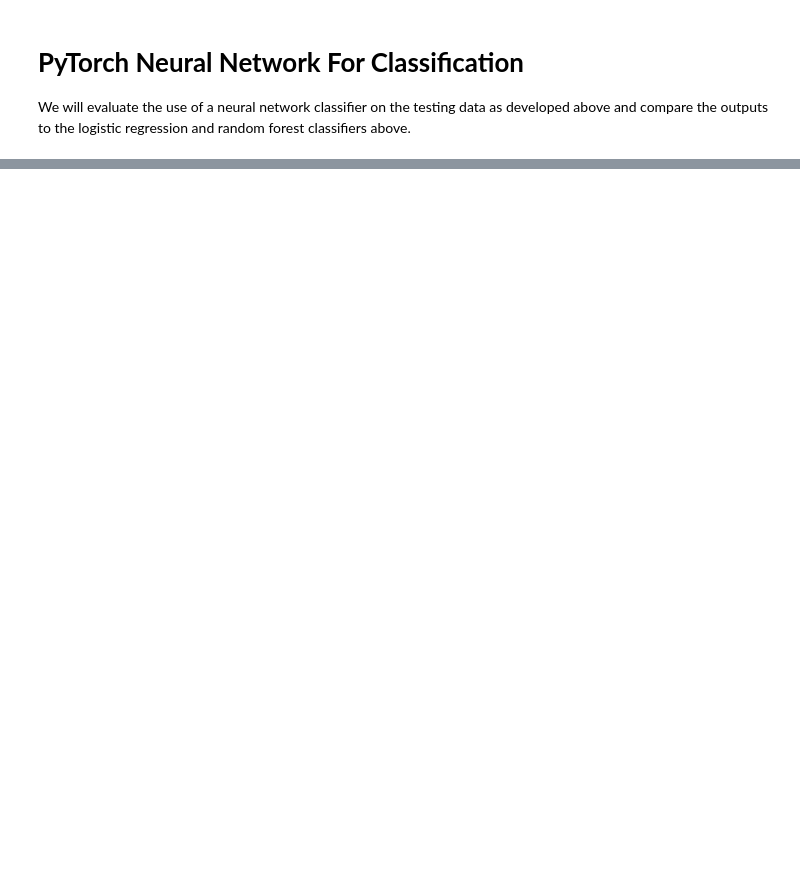
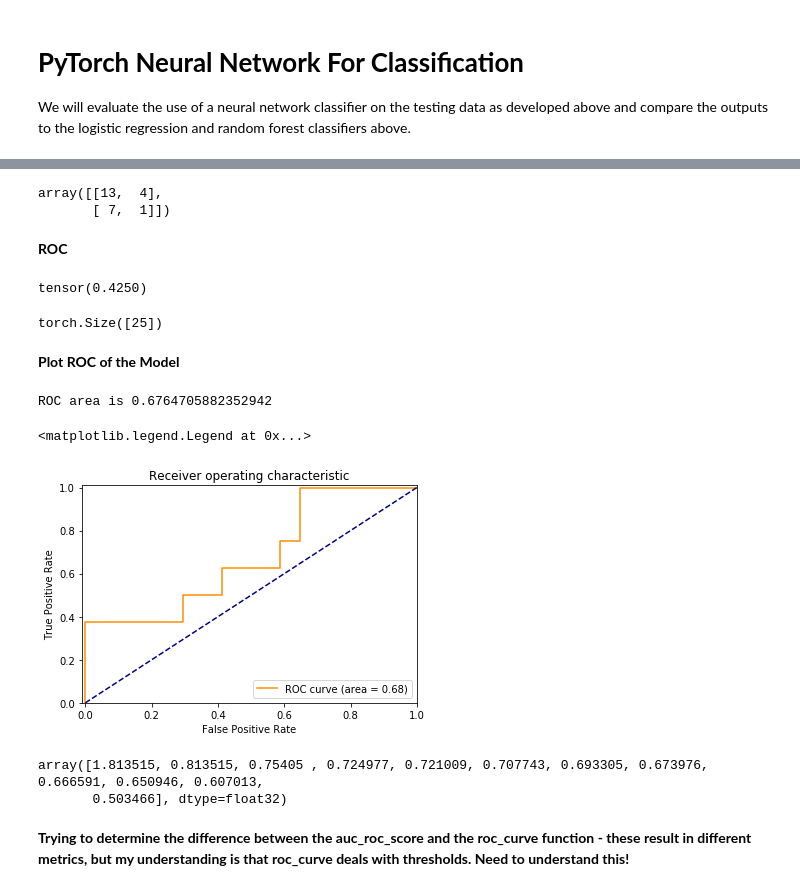
Before and after one commit to meghutch/Breast-Cancer-Classification-Clinical-Genomic, a Jupyter notebook: Predicting_Clinical_Outcomes_of_Breast_Cancer_Patients.ipynb, the cells around one changed output, grey strips where cells are left out. Saved outputs shown, nothing was run; the diff lists cells and outputs as text; code cells hidden in the pictures; blank space fills up the shorter version.

```diff
--- a/Predicting_Clinical_Outcomes_of_Breast_Cancer_Patients.ipynb
+++ b/Predicting_Clinical_Outcomes_of_Breast_Cancer_Patients.ipynb
@@ -579,0 +723,8 @@ import torch.nn.functional as F
+# %%
+xb, yb = next(iter(testloader))
+
+# Get the class probabilities
+ps = torch.exp(model(xb))
+
+# Make sure the shape is appropriate
+print(ps.shape)
@@ -579,0 +735,4 @@ import torch.nn.functional as F
+# %%
+top_p, top_class = ps.topk(1, dim=1)
+# Look at the most likely classes for the first 20 examples
+print(top_class[:20,:])
@@ -579,0 +850,57 @@ import torch.nn.functional as F
+# %%
+# Calculating True Positive Rate (Sensitivity) and False Positive Rate (Sensitivity)
+# https://stackoverflow.com/questions/31324218/scikit-learn-how-to-obtain-true-positive-true-negative-false-positive-and-fal
+
+CM = confusion_matrix(yb, top_class)
+
+TN = CM[0][0] # True Negative is high - is this because our model has greater sensitivty
+FN = CM[1][0] # False Negative
+TP = CM[1][1] # True Positive
+FP = CM[0][1] # False POsitive
+
+CM
+# %% [output]
+array([[13,  4],
+       [ 7,  1]])
+# %% [markdown]
+**ROC**
+# %%
+from fastai.vision import *
+roc_auc = auc_roc_score(yb, top_class)
+roc_auc
+# %% [output]
+tensor(0.4250)
+# %%
+top_class.shape
+# %% [output]
+torch.Size([25])
+# %% [markdown]
+**Plot ROC of the Model**
+# %%
+from sklearn.metrics import roc_curve, auc
+# Compute ROC curve
+fpr, tpr, thresholds = roc_curve(yb, top_p, pos_label=1)
+
+# Compute ROC area
+roc_auc = auc(fpr, tpr)
+print('ROC area is {0}'.format(roc_auc))
+plt.figure()
+plt.plot(fpr, tpr, color='darkorange', label='ROC curve (area = %0.2f)' % roc_auc)
+plt.plot([0, 1], [0, 1], color='navy', linestyle='--')
+plt.xlim([-0.01, 1.0])
+plt.ylim([0.0, 1.01])
+plt.xlabel('False Positive Rate')
+plt.ylabel('True Positive Rate')
+plt.title('Receiver operating characteristic')
+plt.legend(loc="lower right")
+# %% [output]
+ROC area is 0.6764705882352942
+<matplotlib.legend.Legend at 0x...>
+[figure, added]
+# %%
+thresholds
+# %% [output]
+array([1.813515, 0.813515, 0.75405 , 0.724977, 0.721009, 0.707743, 0.693305, 0.673976, 0.666591, 0.650946, 0.607013,
+       0.503466], dtype=float32)
+# %% [markdown]
+**Trying to determine the difference between the auc_roc_score and the roc_curve function - these result in different metrics, but my understanding is that roc_curve deals with thresholds. Need to understand this!**
```
Also changed, not shown: parts of 26 cells of this notebook.
